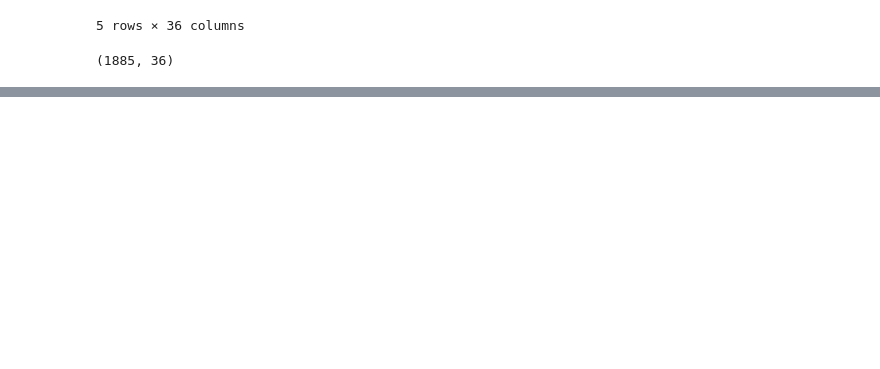
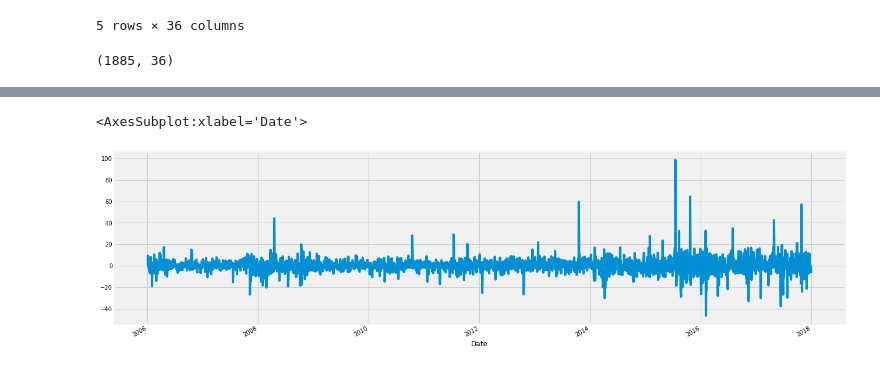
Before and after one commit to jumppython/everything_you_can_do_with_a_time_series, a Jupyter notebook: everything_you_can_do_with_a_time_series.ipynb, the cells around one changed output, grey strips where cells are left out. Saved outputs shown, nothing was run; the diff lists cells and outputs as text; code cells hidden in the pictures; blank space fills up the shorter version.

```diff
--- a/everything_you_can_do_with_a_time_series.ipynb
+++ b/everything_you_can_do_with_a_time_series.ipynb
@@ -268,0 +291,6 @@ pressure.shape
+# %%
+# Absolute change in successive rows
+google.High.diff().plot(figsize=(20,6))
+# %% [output]
+<AxesSubplot:xlabel='Date'>
+[figure, added]
```
Also changed, not shown: parts of 12 cells of this notebook.
